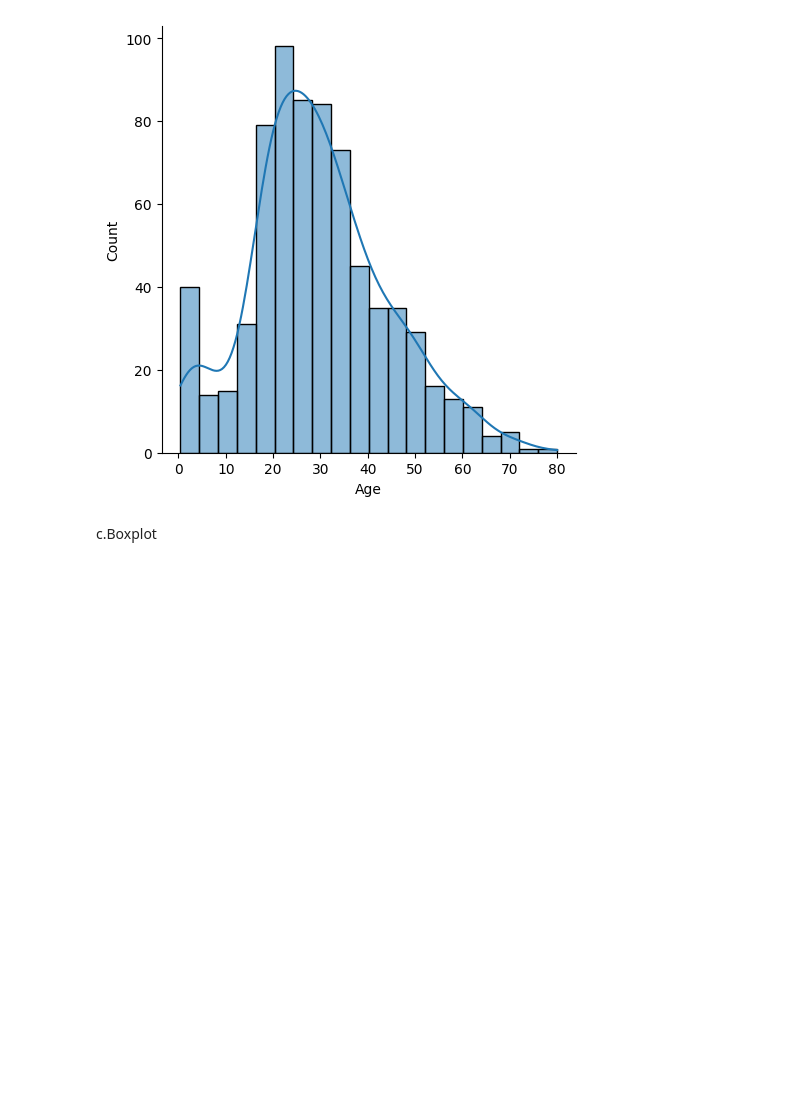
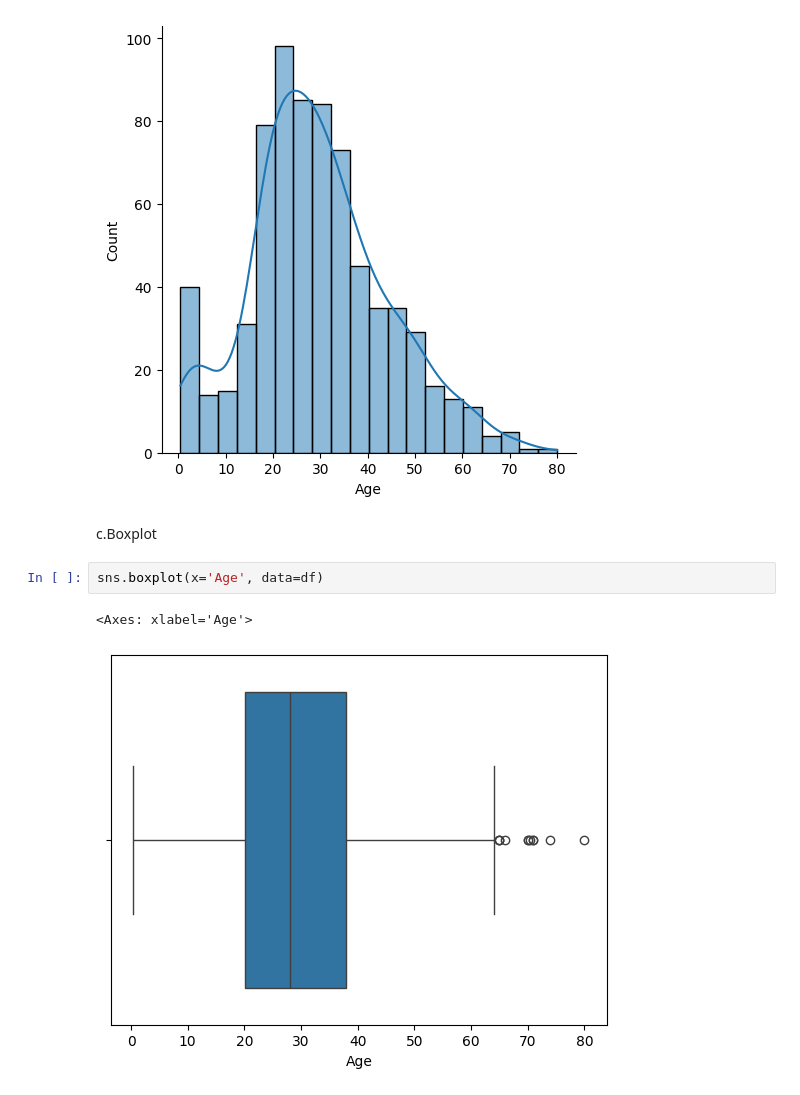
Before and after one commit to NikhilGoral28/machine_learning, a Jupyter notebook: EDA/univariable_EDA.ipynb, the cells around one changed output. Cells and saved outputs as stored; diff of their text form; blank space fills up the shorter version.

```diff
--- a/EDA/univariable_EDA.ipynb
+++ b/EDA/univariable_EDA.ipynb
@@ -76,3 +76,8 @@ sns.displot(x='Age', data=df, kde = True)
 [figure]
 # %% [markdown]
 c.Boxplot
+# %%
+sns.boxplot(x='Age', data=df)
+# %% [output]
+<Axes: xlabel='Age'>
+[figure, added]
```
Also changed, not shown: parts of 1 cell of this notebook.
